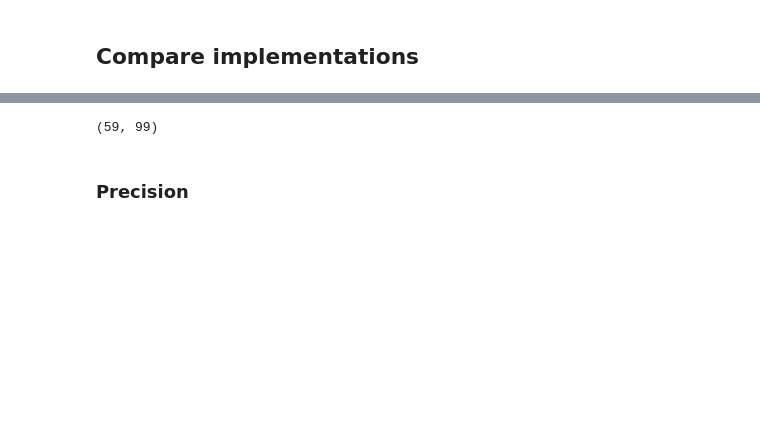
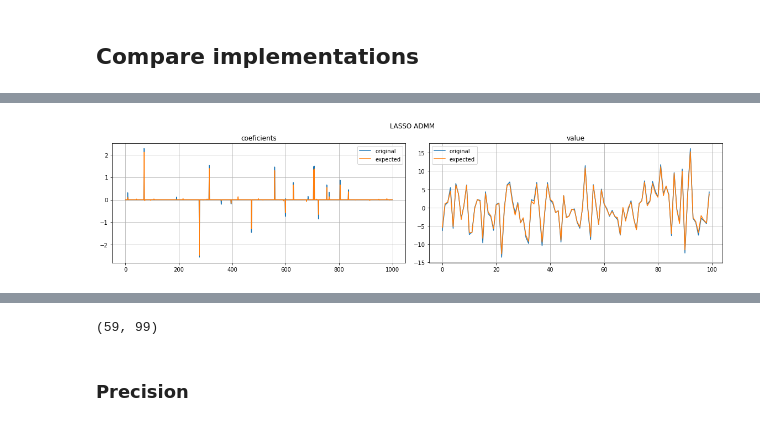
Before and after one commit to hacarus/spm-image, a Jupyter notebook: examples/lasso_admm.ipynb, the cells around one changed output, grey strips where cells are left out. Saved outputs shown, nothing was run; the diff lists cells and outputs as text; code cells hidden in the pictures; blank space fills up the shorter version.

```diff
--- a/examples/lasso_admm.ipynb
+++ b/examples/lasso_admm.ipynb
@@ -95,4 +92,5 @@ Lasso(alpha=0.1, copy_X=True, fit_intercept=True, max_iter=1000,
 # %%
 %%time
-model_admm.fit(X, y)
+model_admm = LassoADMM(alpha=alpha)
+lasso_admm_signal, lasso_admm_predict = get_signal(model_admm, X, y)
 # %% [output]
@@ -102,0 +99,5 @@ LassoADMM(alpha=0.1, copy_X=True, fit_intercept=True, max_iter=1000,
+# %%
+# Plot signal and result (ADMM)
+show_plot(signal, y, lasso_admm_signal, lasso_admm_predict, 'LASSO ADMM')
+# %% [output]
+[figure, added]
```
Also changed, not shown: parts of 19 cells of this notebook.
